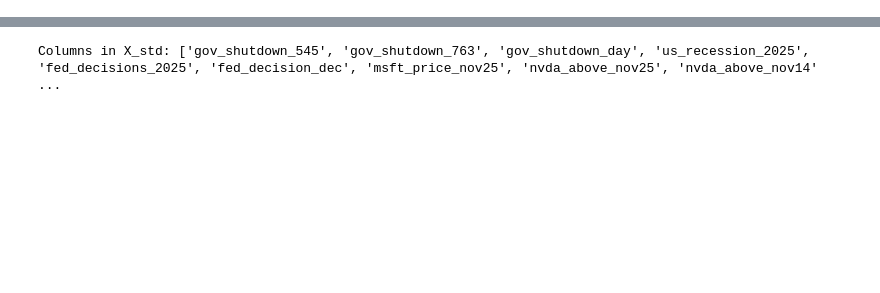
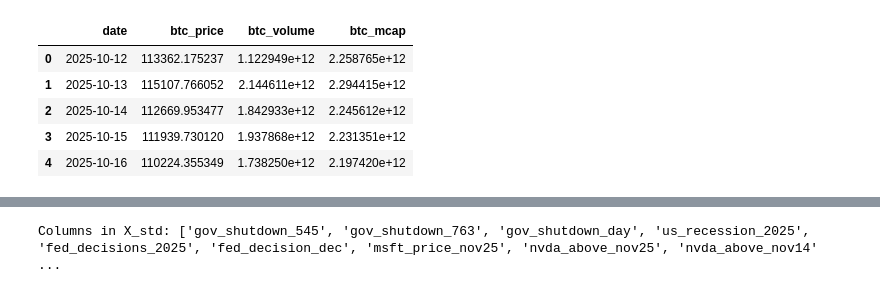
Before and after one commit to Ismailabdulraheem/PolyMarket-Analysis, a Jupyter notebook: Path Analysis.ipynb, the cells around one changed output, grey strips where cells are left out. Drawn from its saved outputs; the diff is of its cells as text; code cells hidden in the pictures; blank space fills up the shorter version.

```diff
--- a/Path Analysis.ipynb
+++ b/Path Analysis.ipynb
@@ -34,16 +34,39 @@ token_ids = {
 # %%
 def fetch_polymarket_prices(clob_token_id, interval="max"):
     url = f"https://clob.polymarket.com/prices-history?market={clob_token_id}&interval={interval}"
     r = requests.get(url, timeout=30)
     r.raise_for_status()
     j = r.json()
     data = j.get("history", [])
     if not data:
         return pd.DataFrame(columns=["date", "price"])
     df = pd.DataFrame(data)
     df["date"] = pd.to_datetime(df["t"], unit="s").dt.date
     df = df.groupby("date")["p"].mean().reset_index().rename(columns={"p": "price"})
     return df
+
+def get_btc_data(days):
+    url = f"https://api.coingecko.com/api/v3/coins/bitcoin/market_chart?vs_currency=usd&days={days}"
+    r = requests.get(url)
+    data = r.json()
+    prices = pd.DataFrame(data["prices"], columns=["ts", "btc_price"])
+    vols   = pd.DataFrame(data["total_volumes"], columns=["ts", "btc_volume"])
+    mcap   = pd.DataFrame(data["market_caps"], columns=["ts", "btc_mcap"])
+    df = prices.merge(vols, on="ts").merge(mcap, on="ts")
+    df["date"] = pd.to_datetime(df["ts"], unit="ms").dt.date
+    df = df[["date", "btc_price", "btc_volume", "btc_mcap"]]
+    df_daily = (df.groupby("date").agg(btc_price=("btc_price", "mean"),btc_volume=("btc_volume", "sum"),btc_mcap=("btc_mcap", "mean"),).reset_index())
+    return df_daily
+
+btc = get_btc_data(31)
+btc.head()
+# %% [output]
+|  | date | btc_price | btc_volume | btc_mcap |
+| 0 | 2025-10-12 | 113362.175237 | 1.122949e+12 | 2.258765e+12 |
+| 1 | 2025-10-13 | 115107.766052 | 2.144611e+12 | 2.294415e+12 |
+| 2 | 2025-10-14 | 112669.953477 | 1.842933e+12 | 2.245612e+12 |
+| 3 | 2025-10-15 | 111939.730120 | 1.937868e+12 | 2.231351e+12 |
+| 4 | 2025-10-16 | 110224.355349 | 1.738250e+12 | 2.197420e+12 |
 # %%
 dfs = {}
 for name, tid in token_ids.items():
```
Also changed, not shown: parts of 6 cells of this notebook, 2 other files.
